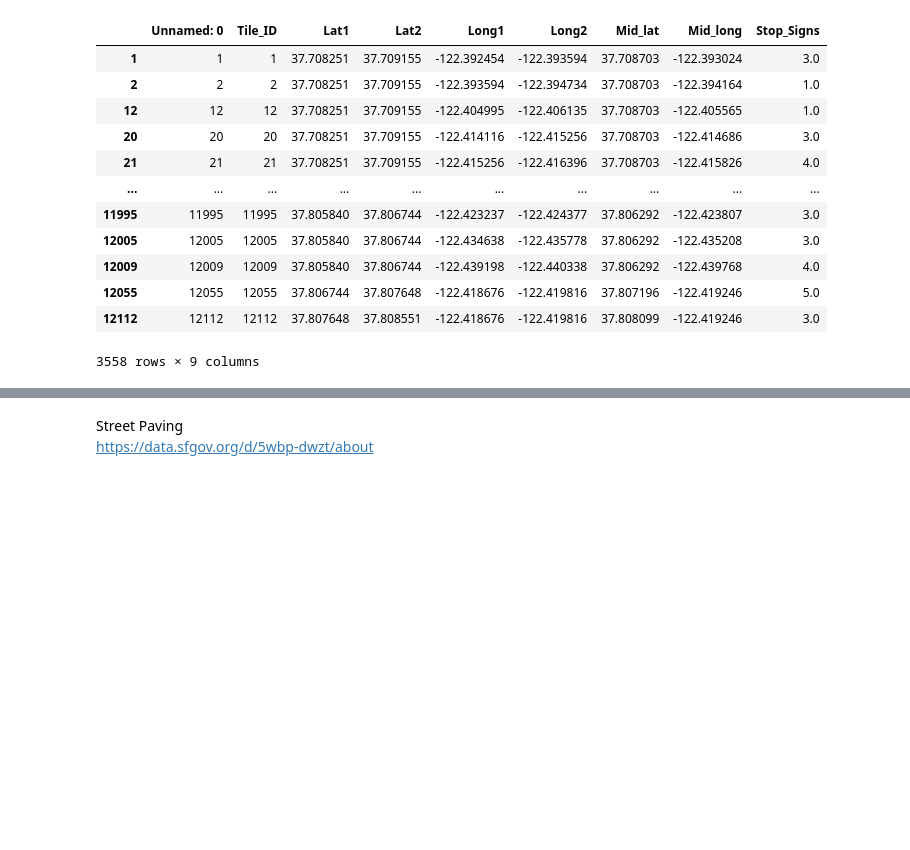
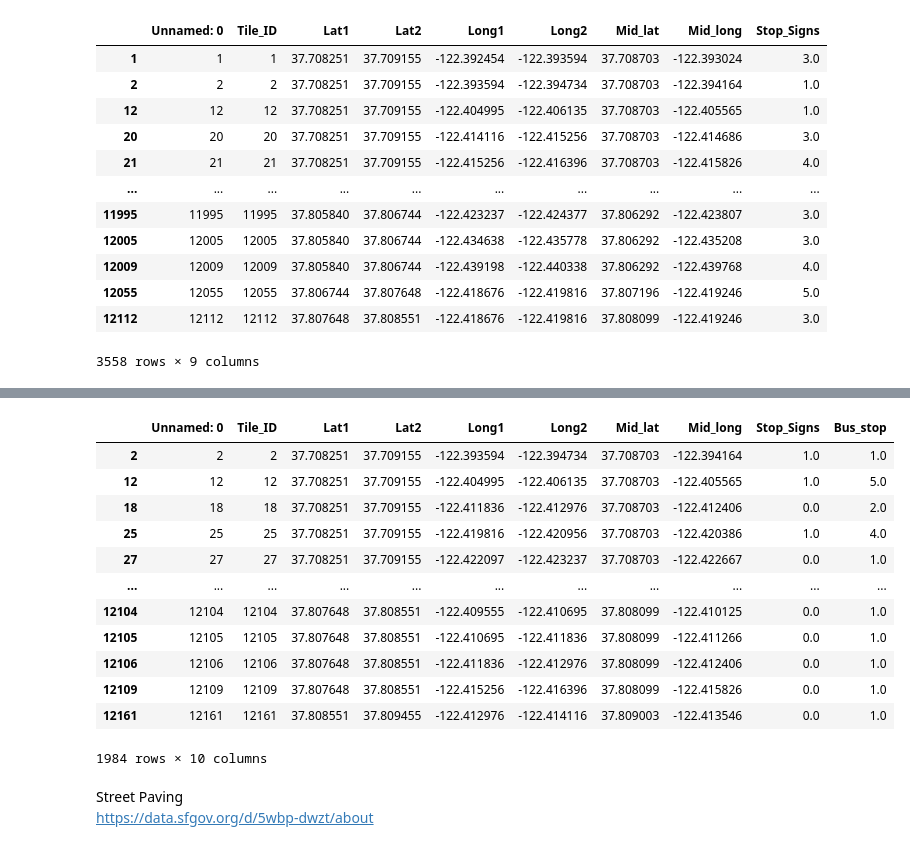
Before and after one commit to arisanguyen/210_Capstone_Aditya_Arisa_Noriel, a Jupyter notebook: Noriel_Expanded_Tiles_With_Street_Characteristics.ipynb, the cells around one changed output, grey strips where cells are left out. Drawn from its saved outputs; the diff is of its cells as text; code cells hidden in the pictures; blank space fills up the shorter version.

```diff
--- a/Noriel_Expanded_Tiles_With_Street_Characteristics.ipynb
+++ b/Noriel_Expanded_Tiles_With_Street_Characteristics.ipynb
@@ -99,3 +182,19 @@ tiles[tiles['Stop_Signs'] > 0]
+# %%
+tiles[tiles['Bus_stop'] > 0]
+# %% [output]
+|  | Unnamed: 0 | Tile_ID | Lat1 | Lat2 | Long1 | Long2 | Mid_lat | Mid_long | Stop_Signs | Bus_stop |
+| 2 | 2 | 2 | 37.708251 | 37.709155 | -122.393594 | -122.394734 | 37.708703 | -122.394164 | 1.0 | 1.0 |
+| 12 | 12 | 12 | 37.708251 | 37.709155 | -122.404995 | -122.406135 | 37.708703 | -122.405565 | 1.0 | 5.0 |
+| 18 | 18 | 18 | 37.708251 | 37.709155 | -122.411836 | -122.412976 | 37.708703 | -122.412406 | 0.0 | 2.0 |
+| 25 | 25 | 25 | 37.708251 | 37.709155 | -122.419816 | -122.420956 | 37.708703 | -122.420386 | 1.0 | 4.0 |
+| 27 | 27 | 27 | 37.708251 | 37.709155 | -122.422097 | -122.423237 | 37.708703 | -122.422667 | 0.0 | 1.0 |
+| ... | ... | ... | ... | ... | ... | ... | ... | ... | ... | ... |
+| 12104 | 12104 | 12104 | 37.807648 | 37.808551 | -122.409555 | -122.410695 | 37.808099 | -122.410125 | 0.0 | 1.0 |
+| 12105 | 12105 | 12105 | 37.807648 | 37.808551 | -122.410695 | -122.411836 | 37.808099 | -122.411266 | 0.0 | 1.0 |
+| 12106 | 12106 | 12106 | 37.807648 | 37.808551 | -122.411836 | -122.412976 | 37.808099 | -122.412406 | 0.0 | 1.0 |
+| 12109 | 12109 | 12109 | 37.807648 | 37.808551 | -122.415256 | -122.416396 | 37.808099 | -122.415826 | 0.0 | 1.0 |
+| 12161 | 12161 | 12161 | 37.808551 | 37.809455 | -122.412976 | -122.414116 | 37.809003 | -122.413546 | 0.0 | 1.0 |
+1984 rows × 10 columns
 # %% [markdown]
 Street Paving <br>
 https://data.sfgov.org/d/5wbp-dwzt/about
```
Also changed, not shown: parts of 14 cells of this notebook.
